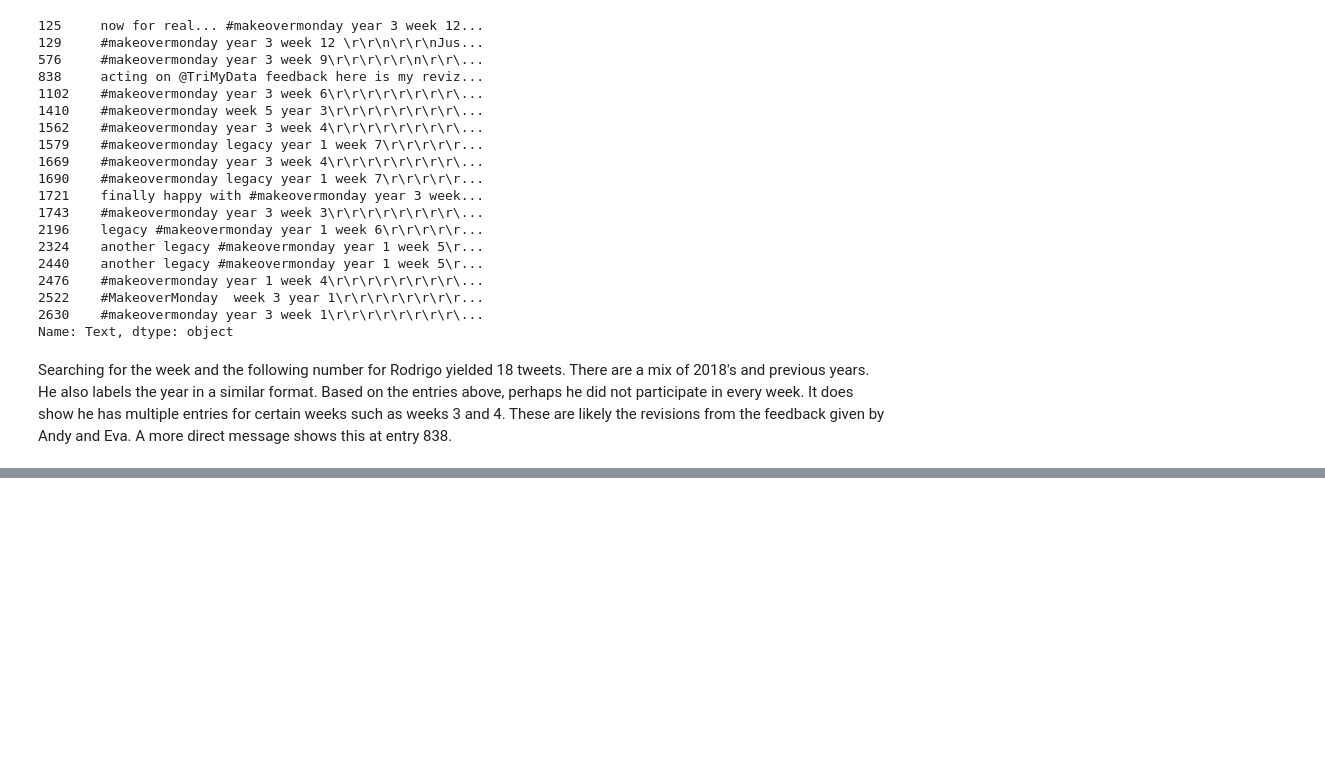
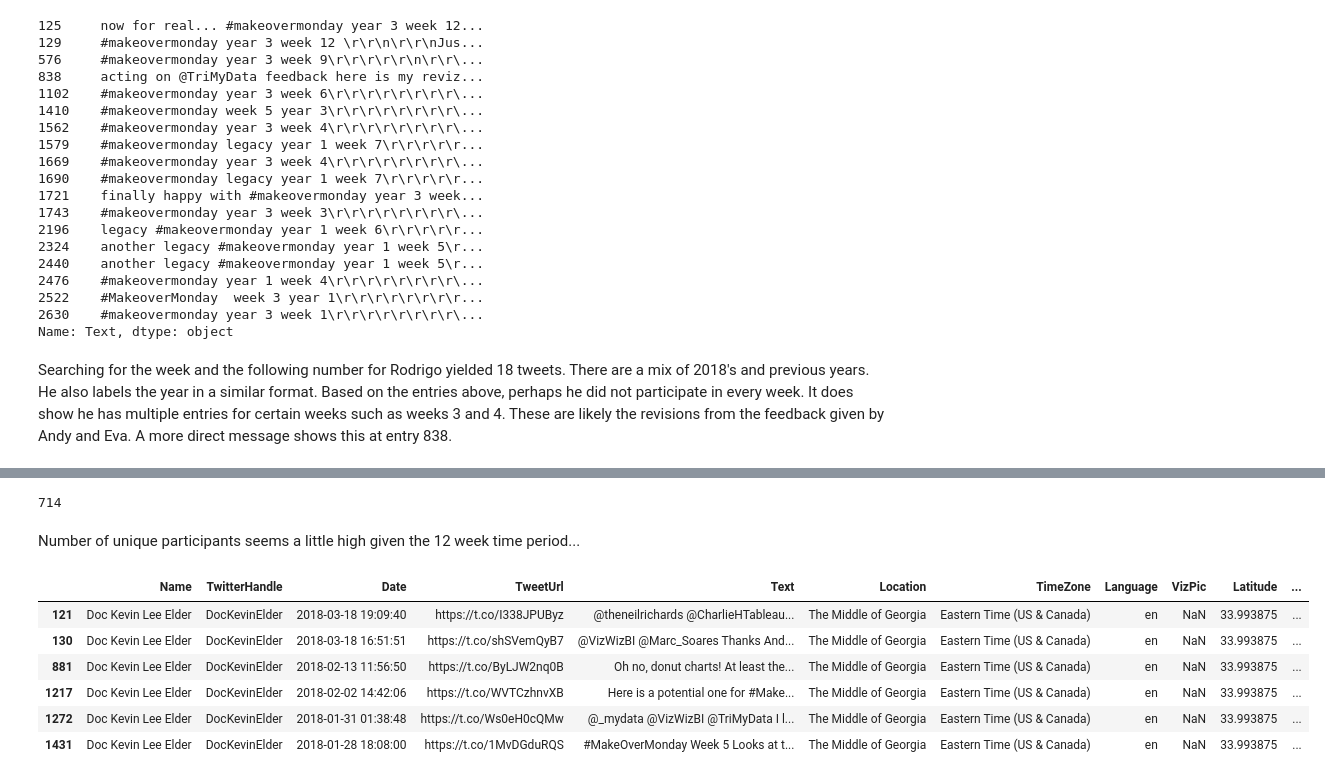
Before and after one commit to JohnDeJesus22/-MakeoverMonday-Collaborative-Project, a Jupyter notebook: #MakeoverMonday_EDA.ipynb, the cells around one changed output, grey strips where cells are left out. Drawn from its saved outputs; the diff is of its cells as text; code cells hidden in the pictures; blank space fills up the shorter version.

```diff
--- a/#MakeoverMonday_EDA.ipynb
+++ b/#MakeoverMonday_EDA.ipynb
@@ -306,0 +423,17 @@ Searching for the week and the following number for Rodrigo yielded 18 tweets. T
+# %%
+#checking for number of unique names
+len(data.Name.unique())
+# %% [output]
+714
+# %% [markdown]
+Number of unique participants seems a little high given the 12 week time period...
+# %%
+data[data.Name=='Doc Kevin Lee Elder']
+# %% [output]
+|  | Name | TwitterHandle | Date | TweetUrl | Text | Location | TimeZone | Language | VizPic | Latitude | ... |
+| 121 | Doc Kevin Lee Elder | DocKevinElder | 2018-03-18 19:09:40 | https://t.co/I338JPUByz | @theneilrichards @CharlieHTableau... | The Middle of Georgia | Eastern Time (US & Canada) | en | NaN | 33.993875 | ... |
+| 130 | Doc Kevin Lee Elder | DocKevinElder | 2018-03-18 16:51:51 | https://t.co/shSVemQyB7 | @VizWizBI @Marc_Soares Thanks And... | The Middle of Georgia | Eastern Time (US & Canada) | en | NaN | 33.993875 | ... |
+| 881 | Doc Kevin Lee Elder | DocKevinElder | 2018-02-13 11:56:50 | https://t.co/ByLJW2nq0B | Oh no, donut charts! At least the... | The Middle of Georgia | Eastern Time (US & Canada) | en | NaN | 33.993875 | ... |
+| 1217 | Doc Kevin Lee Elder | DocKevinElder | 2018-02-02 14:42:06 | https://t.co/WVTCzhnvXB | Here is a potential one for #Make... | The Middle of Georgia | Eastern Time (US & Canada) | en | NaN | 33.993875 | ... |
+| 1272 | Doc Kevin Lee Elder | DocKevinElder | 2018-01-31 01:38:48 | https://t.co/Ws0eH0cQMw | @_mydata @VizWizBI @TriMyData I l... | The Middle of Georgia | Eastern Time (US & Canada) | en | NaN | 33.993875 | ... |
+| 1431 | Doc Kevin Lee Elder | DocKevinElder | 2018-01-28 18:08:00 | https://t.co/1MvDGduRQS | #MakeOverMonday Week 5 Looks at t... | The Middle of Georgia | Eastern Time (US & Canada) | en | NaN | 33.993875 | ... |
```
Also changed, not shown: parts of 20 cells of this notebook, 1 other file.
